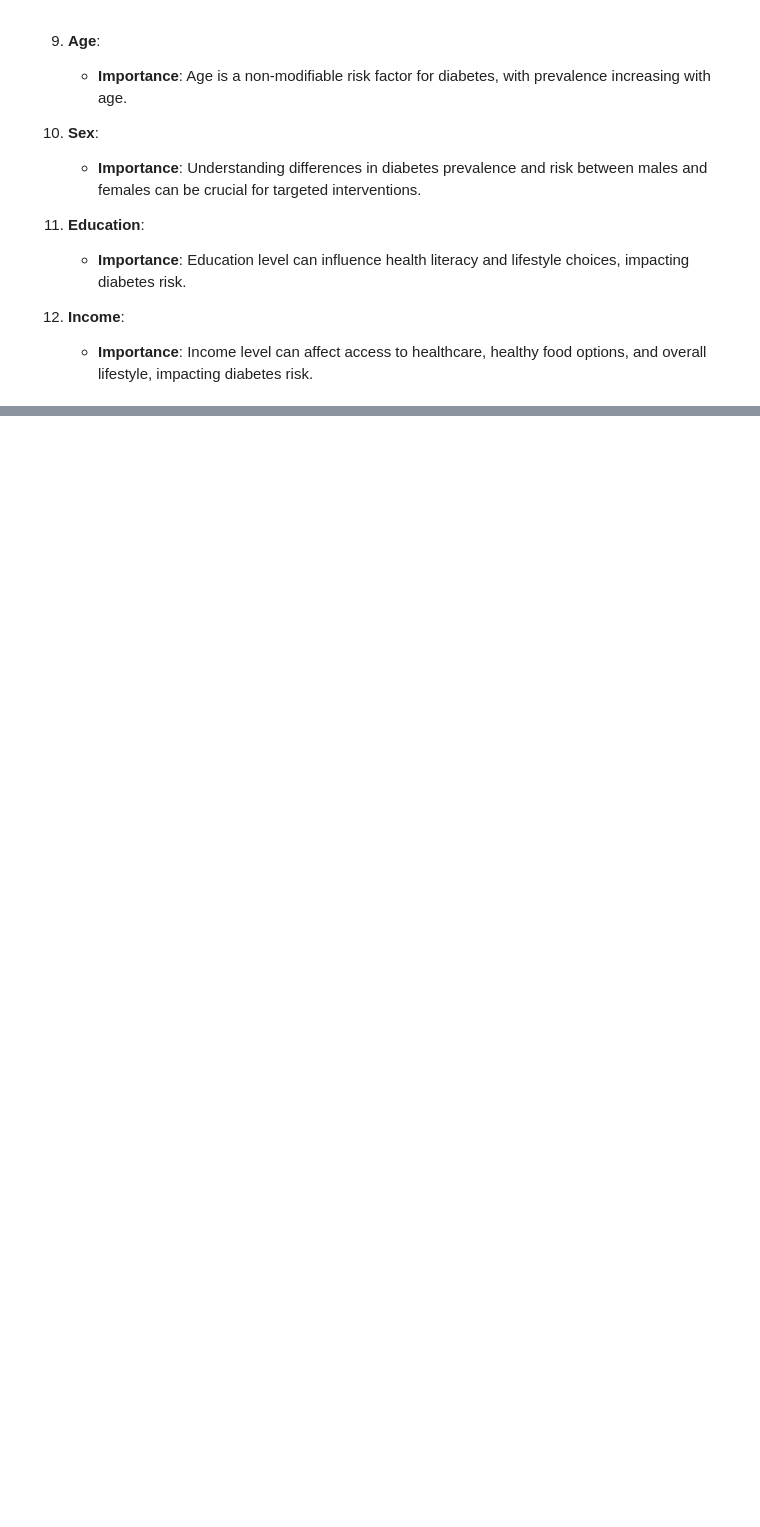
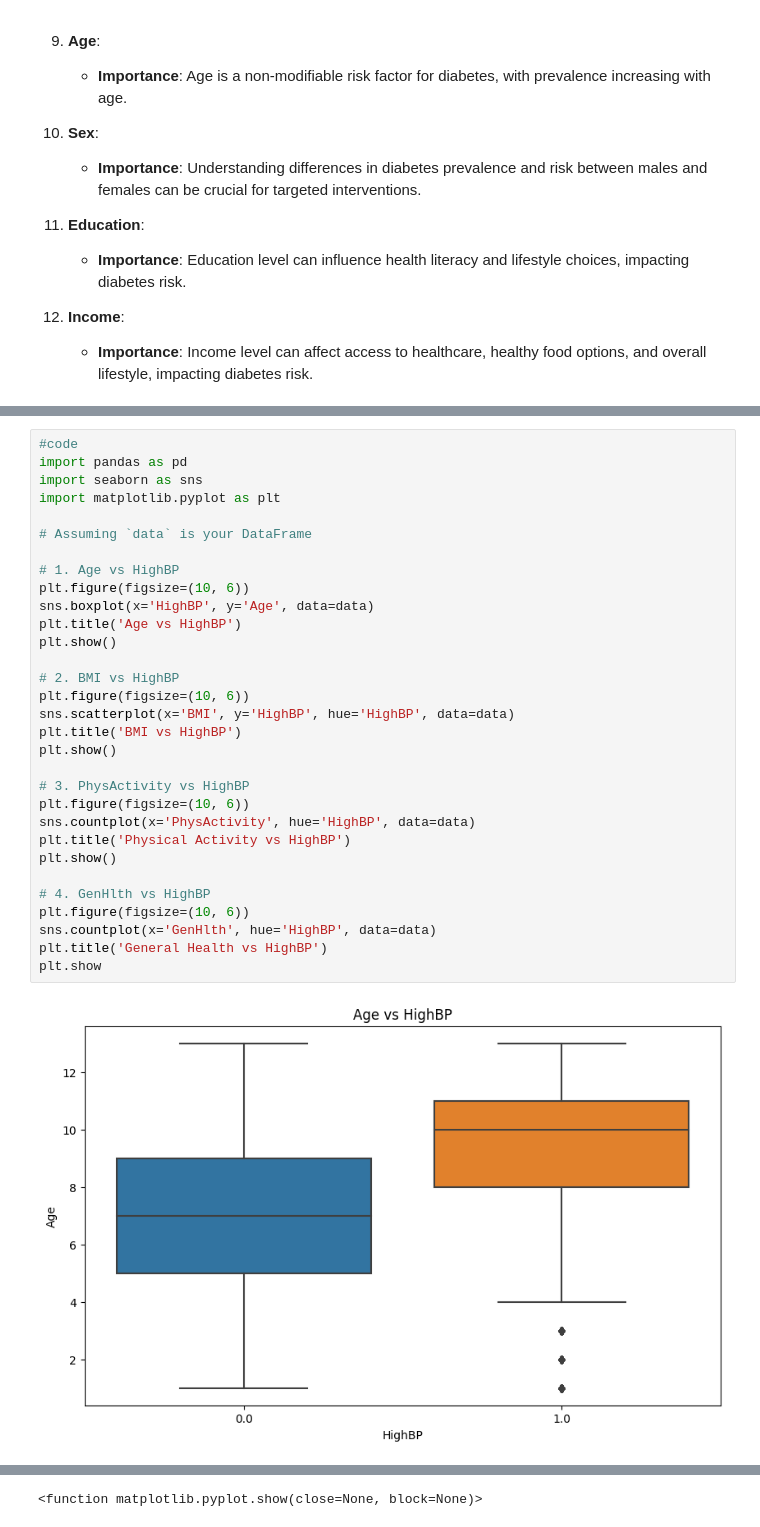
Before and after one commit to shuruebale/Moringa-Capstone-Project, a Jupyter notebook: CAPSTONE PROJECT/CDC_Diabetes_Health_Indicators.ipynb, the cells around one changed output, grey strips where cells are left out. Saved outputs shown, nothing was run; the diff lists cells and outputs as text; blank space fills up the shorter version.

```diff
--- a/CAPSTONE PROJECT/CDC_Diabetes_Health_Indicators.ipynb
+++ b/CAPSTONE PROJECT/CDC_Diabetes_Health_Indicators.ipynb
@@ -253,0 +500,33 @@ This dataset is from the UCI Machine Learning Repository and contains health ind
+# %%
+#code
+import pandas as pd
+import seaborn as sns
+import matplotlib.pyplot as plt
+
+# Assuming `data` is your DataFrame
+
+# 1. Age vs HighBP
+plt.figure(figsize=(10, 6))
+sns.boxplot(x='HighBP', y='Age', data=data)
+plt.title('Age vs HighBP')
+plt.show()
+
+# 2. BMI vs HighBP
+plt.figure(figsize=(10, 6))
+sns.scatterplot(x='BMI', y='HighBP', hue='HighBP', data=data)
+plt.title('BMI vs HighBP')
+plt.show()
+
+# 3. PhysActivity vs HighBP
+plt.figure(figsize=(10, 6))
+sns.countplot(x='PhysActivity', hue='HighBP', data=data)
+plt.title('Physical Activity vs HighBP')
+plt.show()
+
+# 4. GenHlth vs HighBP
+plt.figure(figsize=(10, 6))
+sns.countplot(x='GenHlth', hue='HighBP', data=data)
+plt.title('General Health vs HighBP')
+plt.show
+# %% [output]
+[figure, added]
@@ -253,0 +535 @@ This dataset is from the UCI Machine Learning Repository and contains health ind
+<function matplotlib.pyplot.show(close=None, block=None)>
```
Also changed, not shown: parts of 25 cells of this notebook.
